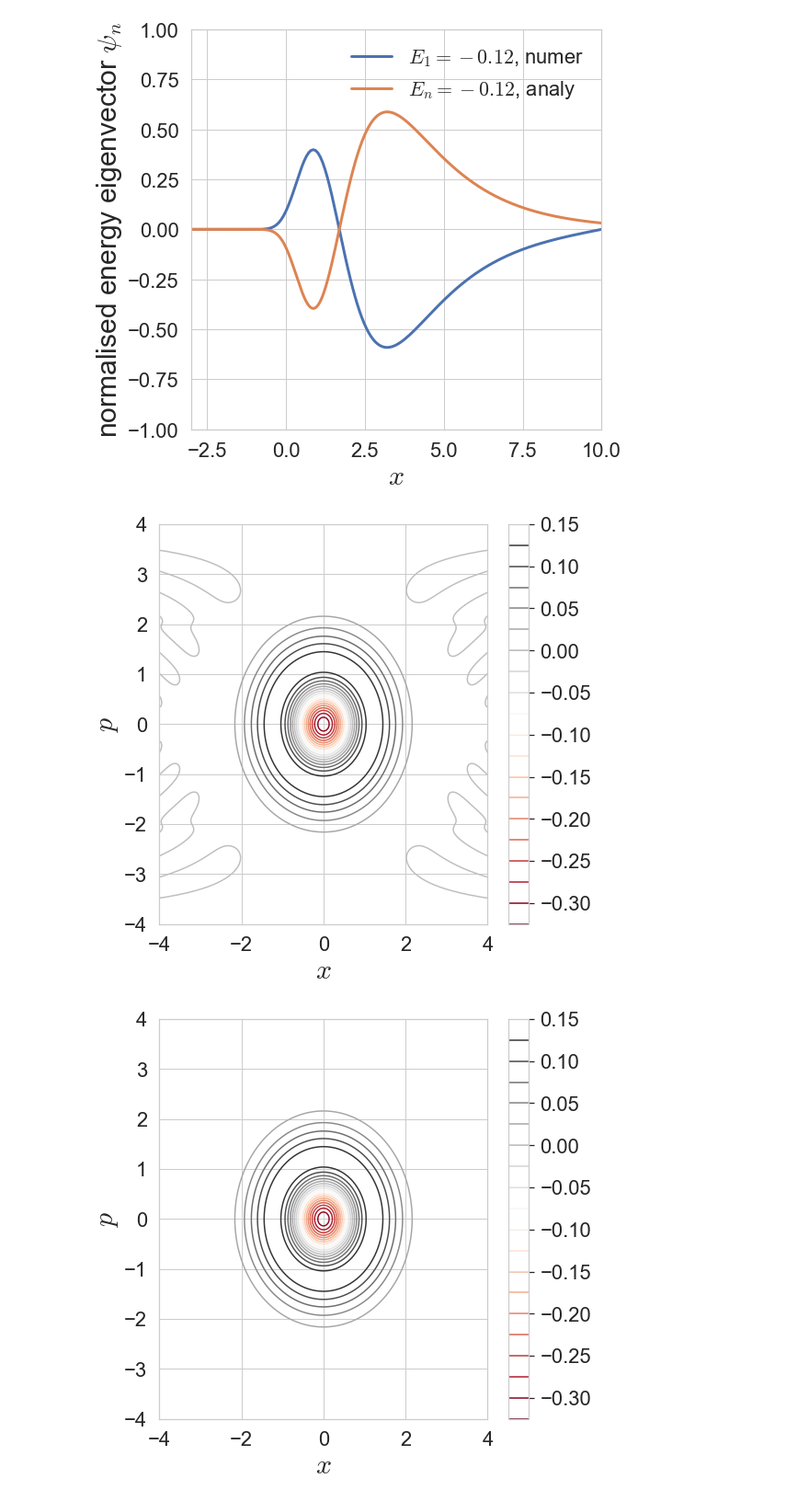
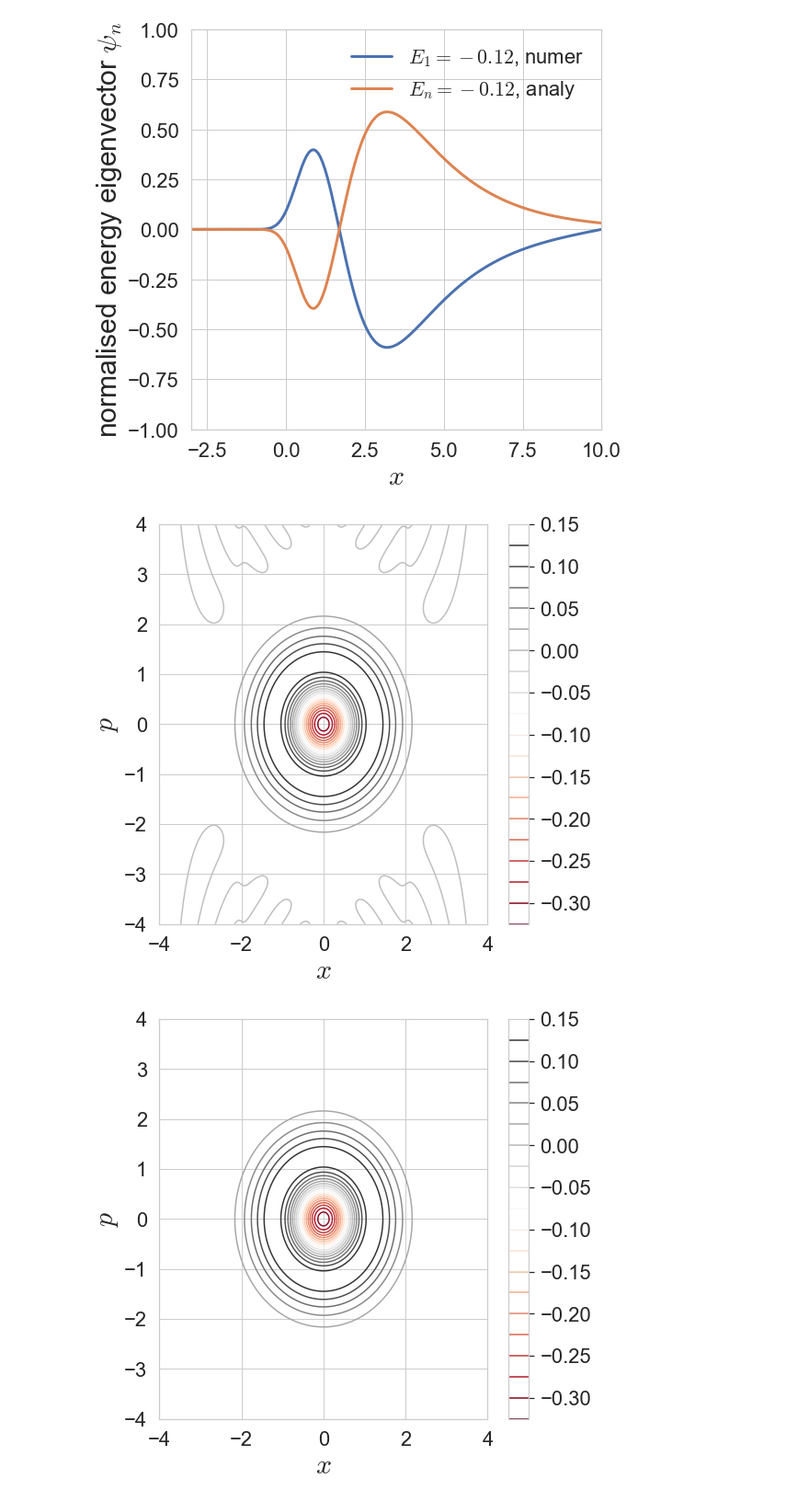
Before and after one commit to WyLyu/Quantum, a Jupyter notebook: quantum_harmonic.ipynb, the cells around one changed output. Shown at 92% size. Drawn from its saved outputs; the diff is of its cells as text; code cells hidden in the pictures.

```diff
--- a/quantum_harmonic.ipynb
+++ b/quantum_harmonic.ipynb
@@ -216,34 +216,34 @@ H=quantum_1DOF.Qdist_H_jk_FGH(a, b, N, h, omega, 'harmonic')
 # %%
 evalue,evec=np.linalg.eig(H)
 idx = evalue.argsort()[::-1]
 evalue = evalue[idx]
 evec = evec[:,idx]
 
 n = 2
 sns.set(font_scale = 2)
 sns.set_style("whitegrid")
 ax = plt.gca()
 plotx = np.linspace(a, b, N)
 # plotp = np.linspace(-(N-1) // 2, (N-1) // 2 + 1, N) * 2 * np.pi / (b - a)
 plotp = np.linspace(a, b, N)
 X,P = np.meshgrid(plotx, plotp)
 W = quantum_1DOF.Wigner(a, b, N, h, evec[:,-n]*np.sqrt((N-1)/(b-a)))
 # W = quantum_1DOF.Wigner(a,b,N, h, quantum_1DOF.harmonic_1dof_analytical(np.linspace(a, b, N), parameters, 4, 1))
-cset1 = plt.contour(X, P, W, 20, \
+cset1 = plt.contour(X, P, W.transpose(), 20, \
                    cmap='RdGy')
 ax.set_xlabel(r'$x$', fontsize=axis_fs)
 ax.set_ylabel(r'$p$', fontsize=axis_fs)
 ax.set_xlim(a, b)
 # ax.set_ylim(-(N-1) // 2 * np.pi / (b - a), (N-1) // 2 * np.pi / (b - a))
 ax.set_ylim(a, b)
 plt.colorbar()
 plt.show()
 #plt.savefig('quantum_harm1DOF_wigner_num_1_N599.pdf', format='pdf', \
 #            bbox_inches='tight')
 # plt.savefig('quantum_harm1DOF_wigner_anaevec_1_N599.pdf', format='pdf', \
             # bbox_inches='tight')
 # %% [output]
-[figure, old version]
+[figure, new version]
 # %%
 #%% analytical solution of the Wigner function for 1 DOF harmonic oscillator
 sns.set(font_scale = 2)
```
Also changed, not shown: parts of 3 cells of this notebook, 1 other file.
